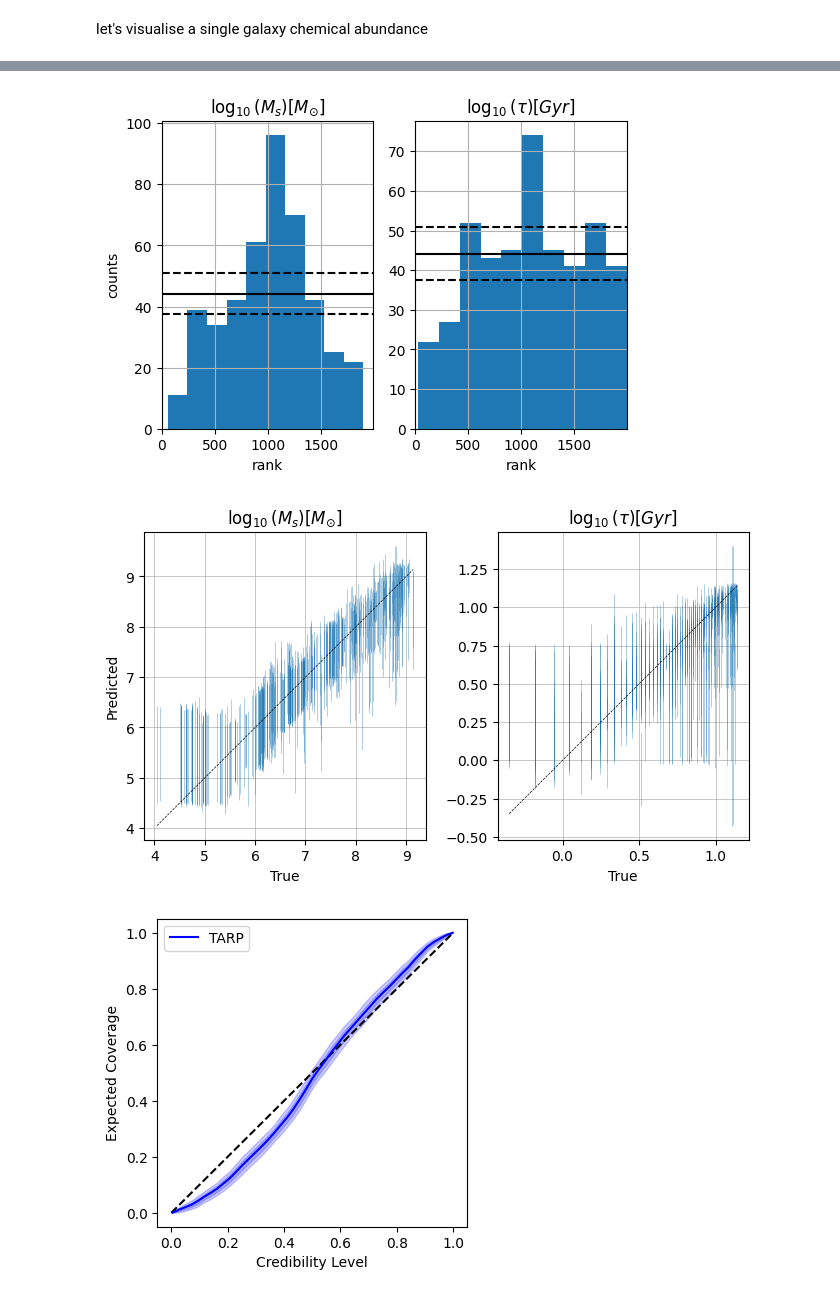
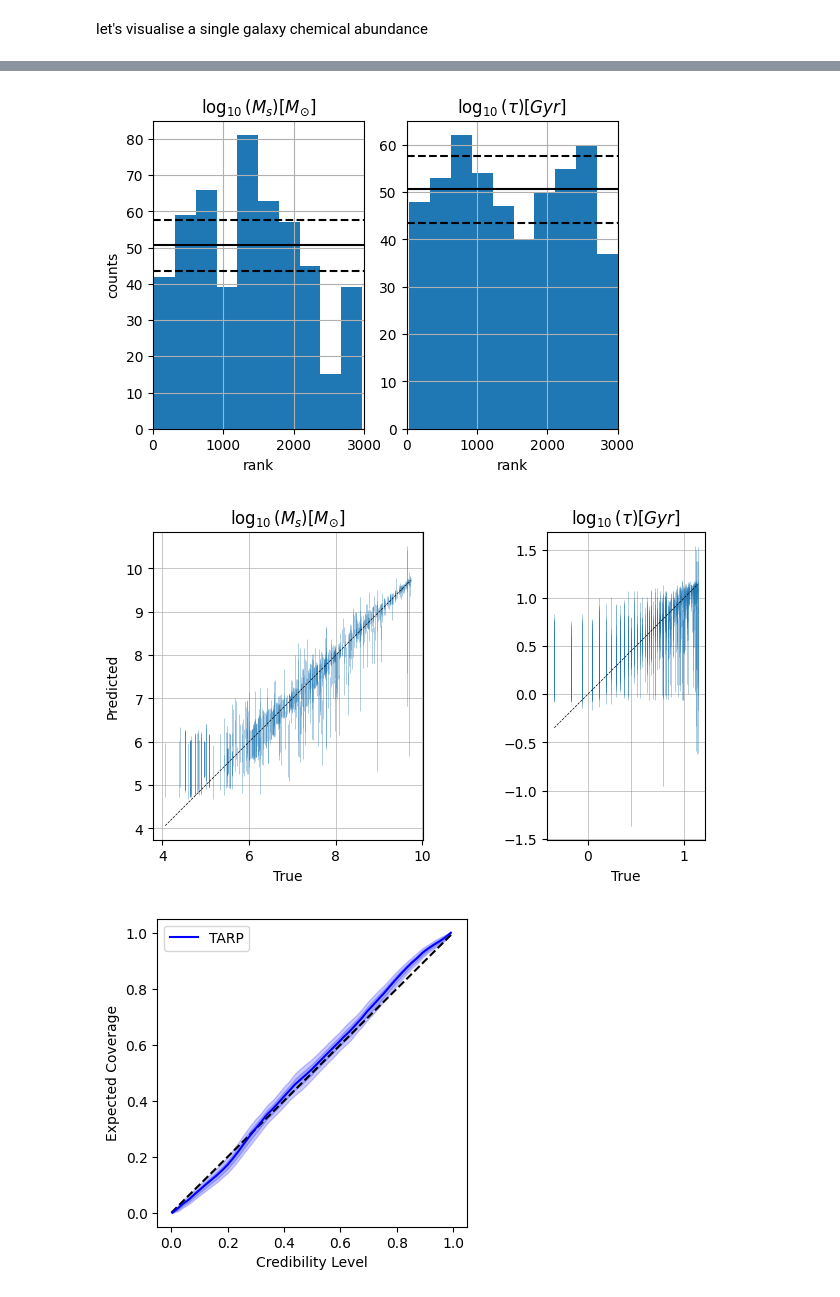
Before and after one commit to vepe99/CASBI, a Jupyter notebook: notebooks/single_halo_inference.ipynb, the cells around one changed output, grey strips where cells are left out. Drawn from its saved outputs; the diff is of its cells as text; code cells hidden in the pictures.

Commit message:
reach calibration in single halo inference, faild NRE, fail set net embedding network

```diff
--- a/notebooks/single_halo_inference.ipynb
+++ b/notebooks/single_halo_inference.ipynb
@@ -38,8 +40,12 @@ preprocessing_path = os.path.join(data_path, "preprocess_file.npz")
 sigma = 0.
 device = 'cuda'
 
-template_library = ctl.TemplateLibrary(galaxy_file_path=galaxy_file_path, dataframe_path=dataframe_path, preprocessing_path=preprocessing_path, sigma=sigma)
-template_library.create_single_halo_library(test_percentage=0.1)
+template_library = ctl.TemplateLibrary(galaxy_file_path=galaxy_file_path,
+                                       dataframe_path=dataframe_path,
+                                       preprocessing_path=preprocessing_path,
+                                       M_tot=6*1e9,
+                                       sigma=sigma)
+template_library.create_single_halo_library(test_percentage=0.1, random_state=43)
 # %%
 len(template_library.x_train)
 # %% [output]
@@ -74,18 +80,22 @@ Text(0, 0.5, '[O/Fe]')
 x_train, params_train, x_test, params_test = template_library.get_inference_input()
 x_train = torch.tensor(x_train, dtype=torch.float32).unsqueeze(1)  # Shape: (batch, 1, 64, 64)
 x_test = torch.tensor(x_test, dtype=torch.float32).unsqueeze(1)  # Shape: (batch, 1, 64, 64)
+params_train = torch.tensor(params_train, dtype=torch.float32)  # Shape: (batch, 2)
+params_test = torch.tensor(params_test, dtype=torch.float32)  # Shape: (batch, 2)
 # %%
-#Inference
 posterior_ensamble, summaries = inference.train_inference(x=x_train.to('cuda'),
                                                           theta=params_train.to('cuda'),
                                                           learning_rate=1e-4,
-                                                          N_nets=4,
-                                                          hidden_feature=50,
-                                                          num_transforms=5,
+                                                          model='nsf',
+                                                          N_nets=6,
+                                                          hidden_feature=100,
+                                                          num_transforms=30,
                                                           output_dir=f'./posterior/posterior_{sigma}',
-                                                          batch_size=256,
-                                                          embedding_net= ConvNet_subhalo(output_dim=10),
+                                                          batch_size=256*8,
+                                                          embedding_net= ConvNet_subhalo(output_dim=32),
                                                           custom_dataset = CustomDataset_subhalo,
-                                                          device='cuda')
+                                                          device='cuda',
+                                                          validation_fraction=0.45,
+                                                          norm_x=True,)
 # %% [output]
 INFO:root:MODEL INFERENCE CLASS: NPE
@@ -115,7 +134,7 @@ ax.legend()
 
 plot_hist = ["coverage", "histogram", "predictions", "tarp"]
 metric = PosteriorCoverage(
-    num_samples=2_000, sample_method='direct',
+    num_samples=3_005, sample_method='direct',
     labels=[rf'$\log_{{10}}(M_{{s}}) [M_{{\odot}}]$', rf'$\log_{{10}}(\tau) [Gyr]$'], plot_list = plot_hist
 )
 
@@ -127,3 +146,3 @@ fig = metric(
-[figure, old version]
+[figure, new version]
-[figure, old version]
+[figure, new version]
-[figure, old version]
+[figure, new version]
```
Also changed, not shown: parts of 18 cells of this notebook, 3 other files.
